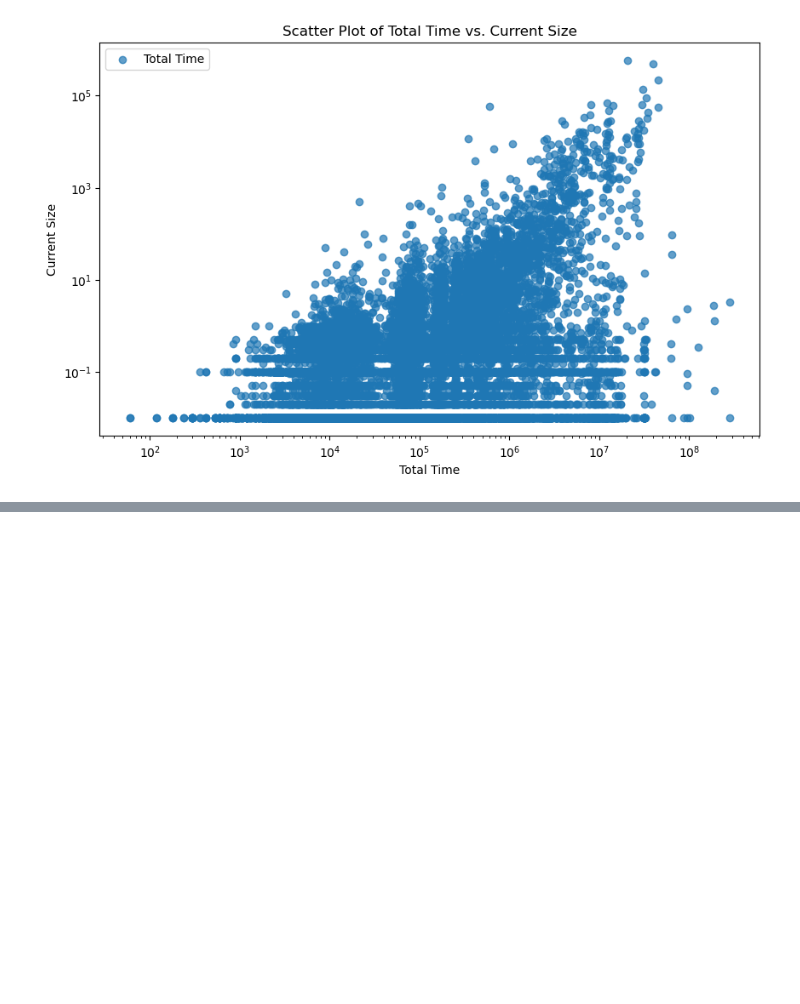
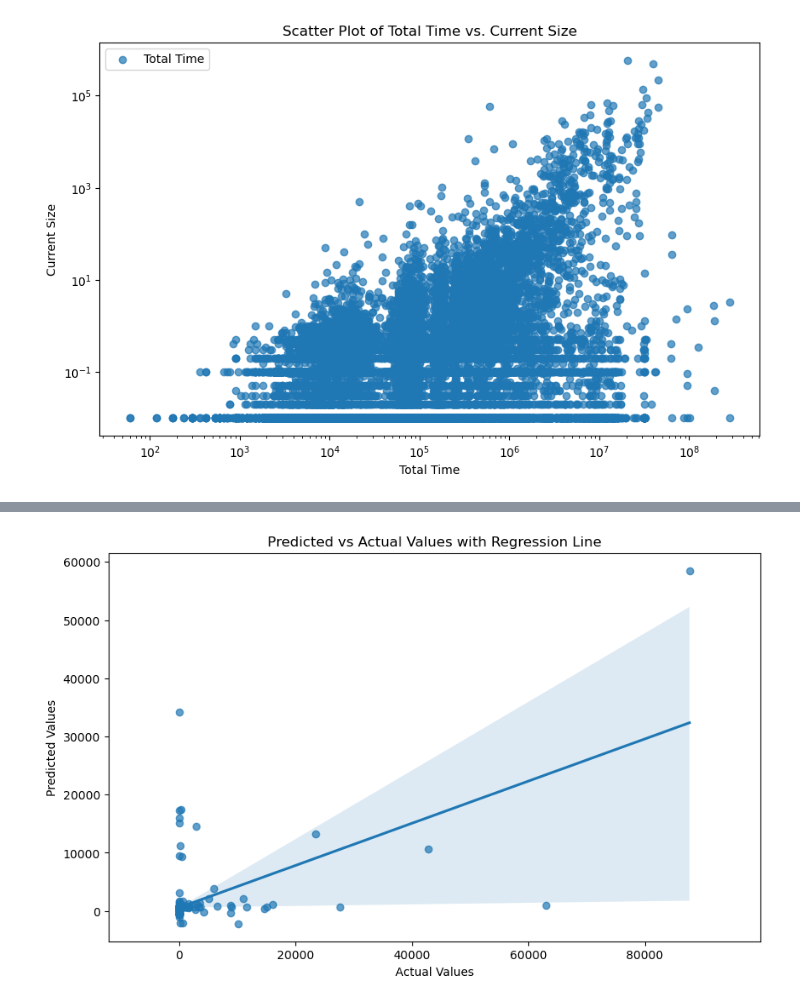
Before and after one commit to pandya-aditya/CxC_Hackathon, a Jupyter notebook: main (3).ipynb, the cells around one changed output, grey strips where cells are left out. Saved outputs shown, nothing was run; the diff lists cells and outputs as text; code cells hidden in the pictures; blank space fills up the shorter version.

```diff
--- a/main (3).ipynb
+++ b/main (3).ipynb
@@ -668,0 +625,27 @@ print(r2_score(y_test, y_pred))
+# %%
+from sklearn.model_selection import train_test_split
+from sklearn.linear_model import LinearRegression
+#turning into array
+x = df_model[['total_time', 'fire_spread_rate']].to_numpy()
+
+y = df_model['current_size'].to_numpy()
+
+
+#spliting data
+X_train, X_test, y_train, y_test = train_test_split(x, y, test_size=0.2, random_state=10)
+
+#reshaping
+y_train = y_train.reshape(-1, 1)
+
+#scaling the features (using standardization)
+
+from sklearn.preprocessing import StandardScaler
+
+stndx = StandardScaler()
+stndy = StandardScaler()
+
+X_train = stndx.fit_transform(X_train)
+
+y_train = stndy.fit_transform(y_train)
+
+X_test = stndx.transform(X_test)
@@ -668,0 +710,17 @@ print(r2_score(y_test, y_pred))
+# %%
+#SVR fits the best
+
+data = {'Actual': y_test.flatten(), 'Predicted': y_pred_svr.flatten()}
+
+df = pd.DataFrame(data)
+
+# Scatter plot with regression line
+plt.figure(figsize=(10, 6))
+sns.regplot(x='Actual', y='Predicted', data=df, scatter_kws={'alpha':0.7})
+plt.title('Predicted vs Actual Values with Regression Line')
+plt.xlabel('Actual Values')
+plt.ylabel('Predicted Values')
+plt.axis('equal')
+plt.show()
+# %% [output]
+[figure, added]
```
Also changed, not shown: parts of 13 cells of this notebook.
